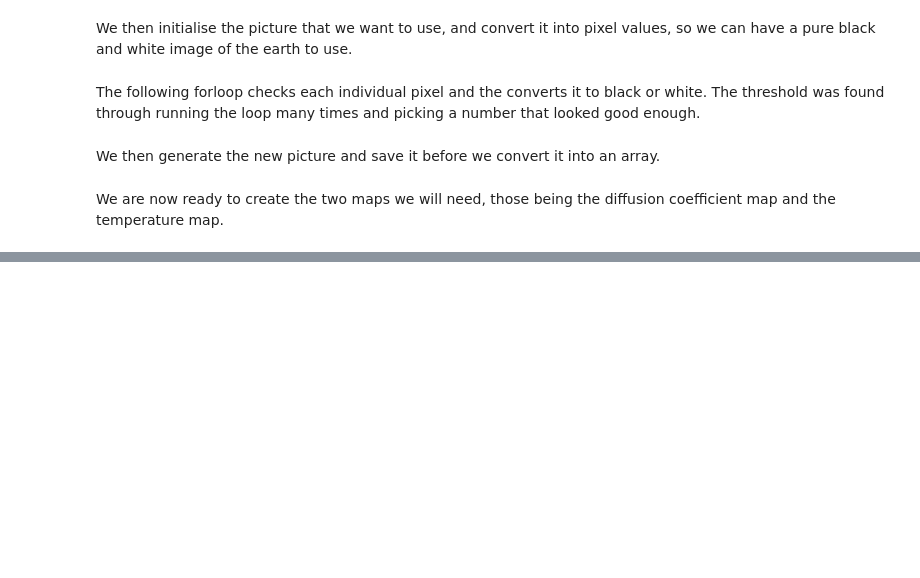
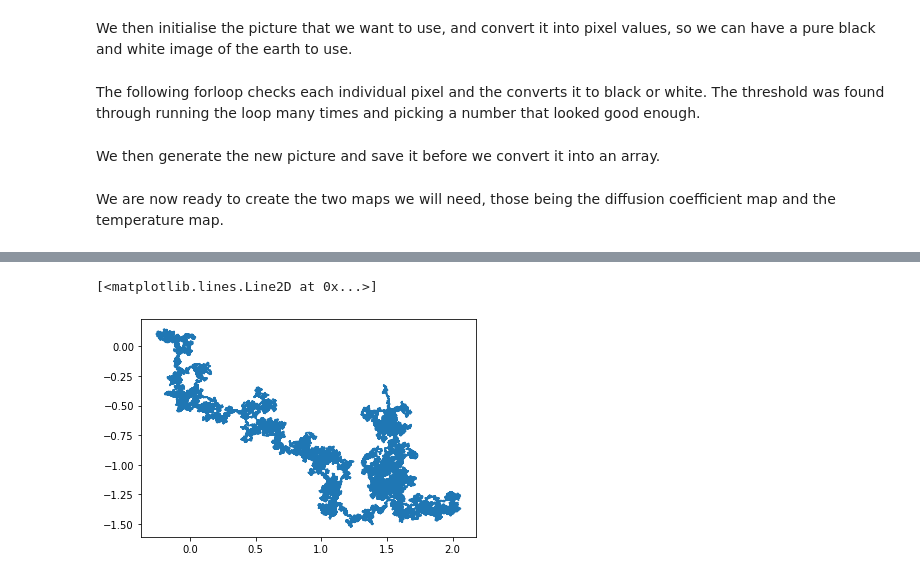
Before and after one commit to aethrvmn/Human-Diffusion, a Jupyter notebook: diffusion_process.ipynb, the cells around one changed output, grey strips where cells are left out. Drawn from its saved outputs; the diff is of its cells as text; code cells hidden in the pictures; blank space fills up the shorter version.

```diff
--- a/diffusion_process.ipynb
+++ b/diffusion_process.ipynb
@@ -89,0 +102,5 @@ def diffusion(t_map, d_map, f, dx=1, dy=1, dt=1):
+# %%
+plt.plot(walker.x, walker.y)
+# %% [output]
+[<matplotlib.lines.Line2D at 0x...>]
+[figure, added]
```
Also changed, not shown: parts of 8 cells of this notebook, 3 other files.
